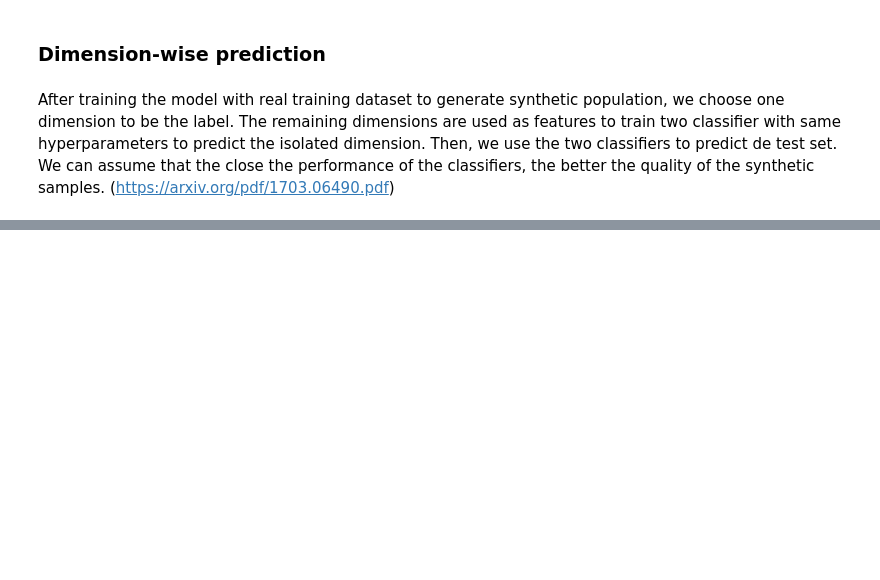
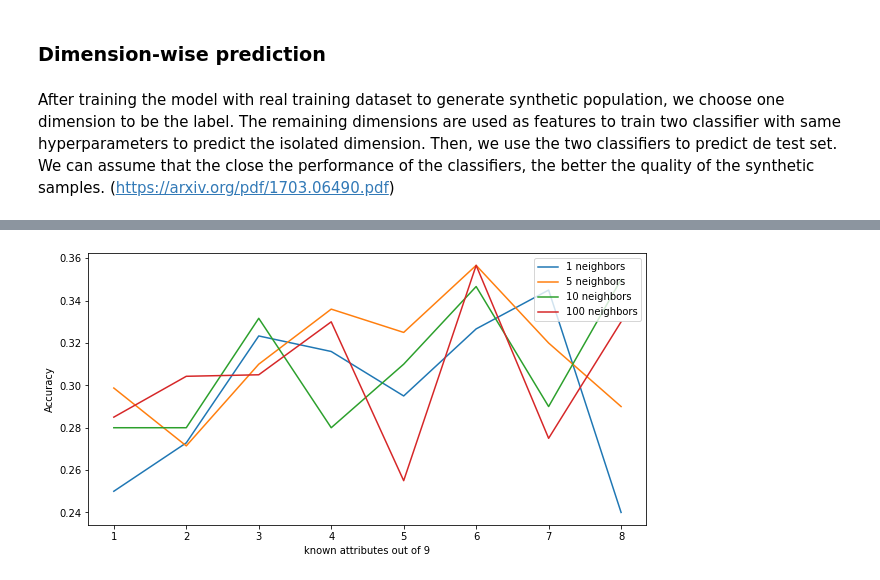
Before and after one commit to PascalJD/IFT6756, a Jupyter notebook: main.ipynb, the cells around one changed output, grey strips where cells are left out. Cells and saved outputs as stored; diff of their text form; code cells hidden in the pictures; blank space fills up the shorter version.

Commit message:
attribute disclosure

```diff
--- a/main.ipynb
+++ b/main.ipynb
@@ -367,0 +408,16 @@ Dim:HHT,         F1 real: 0.741,         F1 synthetic: 0.548
+# %%
+# Generate synthetic train samples
+synthetic = generate_samples(gan.G, train_df.shape[0], args.random_dim)
+synthetic_df = pd.DataFrame(train_synthetic, columns=train_df.columns)
+# %%
+total_attributes = train_df.columns.shape[0]
+m = 100
+n_neighbhors = [1, 5, 10, 100]
+n_attributes = [1, 2, 3, 4, 5, 6, 7, 8]  # to be guess
+acc = {}
+for k in n_neighbhors:
+    acc[k] = []
+    for s in n_attributes:
+        n_guessed_attributes = s * m
+        n_errors = attribute_disclosure(train_df, synthetic_df, m, s, k)
+        acc[k].append(1 - n_errors/n_guessed_attributes)
@@ -367,0 +444,12 @@ Dim:HHT,         F1 real: 0.741,         F1 synthetic: 0.548
+# %%
+known_attributes = [total_attributes - s for s in n_attributes]
+plt.figure(figsize=(10,5))
+for key, item in acc.items():
+    plt.plot(known_attributes, item, label=f"{key} neighbors")
+plt.xticks = known_attributes
+plt.xlabel(f"known attributes out of {total_attributes}")
+plt.ylabel(f"Accuracy")
+plt.legend(loc=1)
+plt.show()
+# %% [output]
+[figure, added]
```
Also changed, not shown: parts of 14 cells of this notebook, 2 other files.
